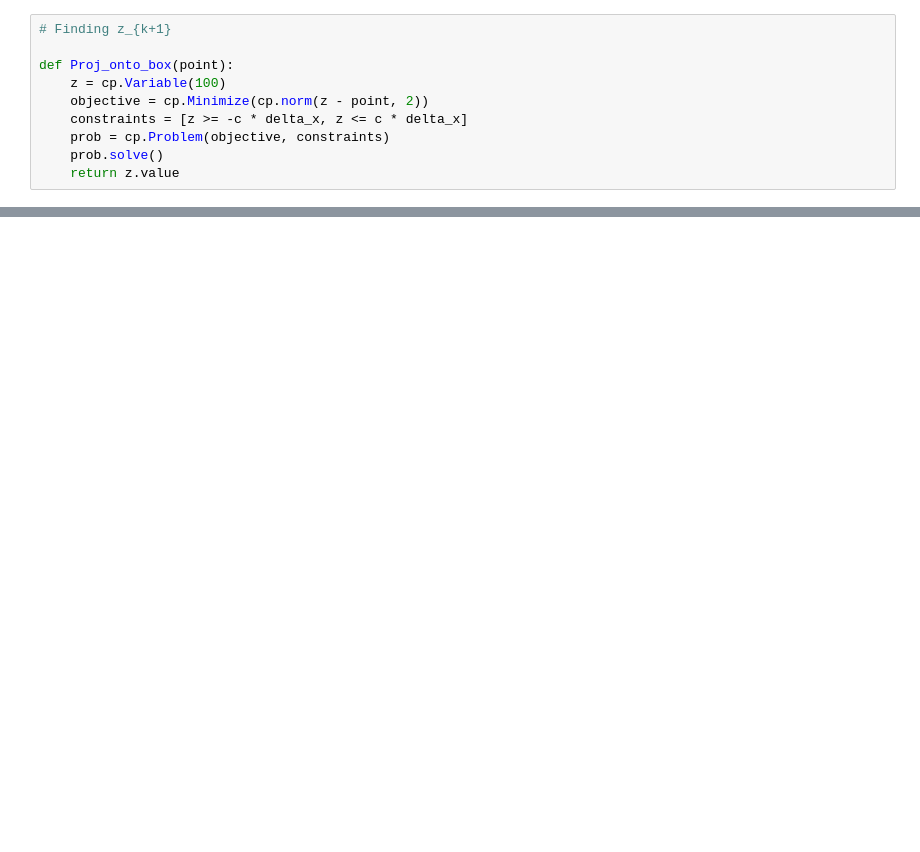
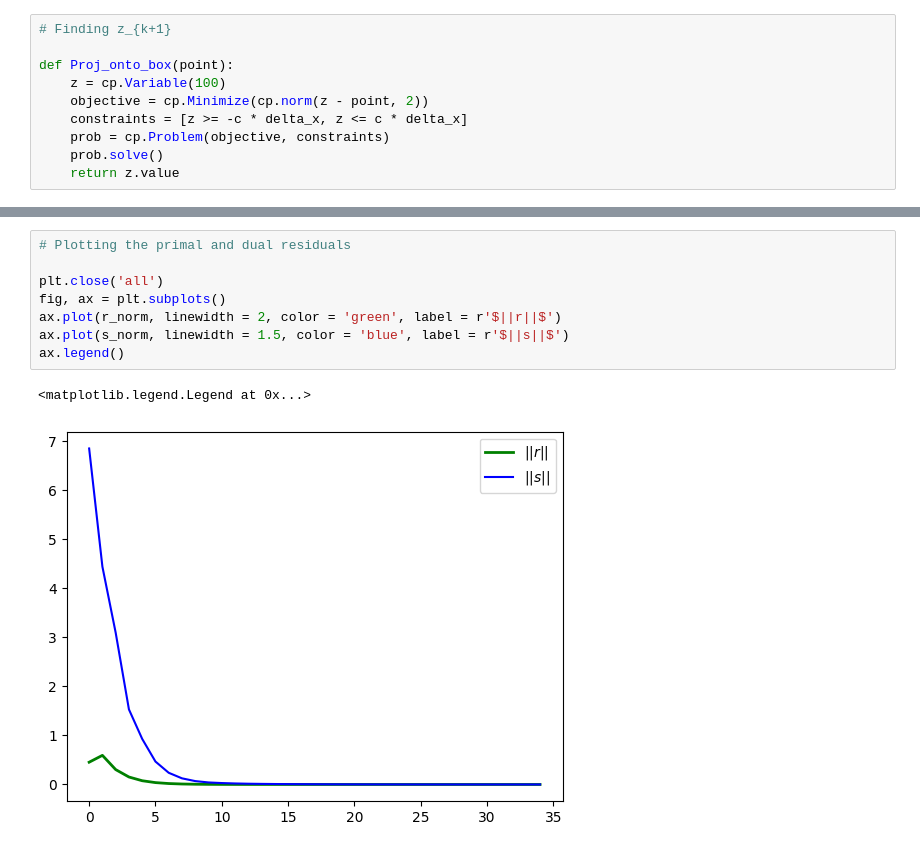
Before and after one commit to jiwei-peng/ADMM, a Jupyter notebook: ADMM.ipynb, the cells around one changed output, grey strips where cells are left out. Saved outputs shown, nothing was run; the diff lists cells and outputs as text; blank space fills up the shorter version.

```diff
--- a/ADMM.ipynb
+++ b/ADMM.ipynb
@@ -164,0 +179,11 @@ for _ in range(100):
+# %%
+# Plotting the primal and dual residuals
+
+plt.close('all')
+fig, ax = plt.subplots()
+ax.plot(r_norm, linewidth = 2, color = 'green', label = r'$||r||$')
+ax.plot(s_norm, linewidth = 1.5, color = 'blue', label = r'$||s||$')
+ax.legend()
+# %% [output]
+<matplotlib.legend.Legend at 0x...>
+[figure, added]
```
Also changed, not shown: parts of 13 cells of this notebook, 2 other files.
